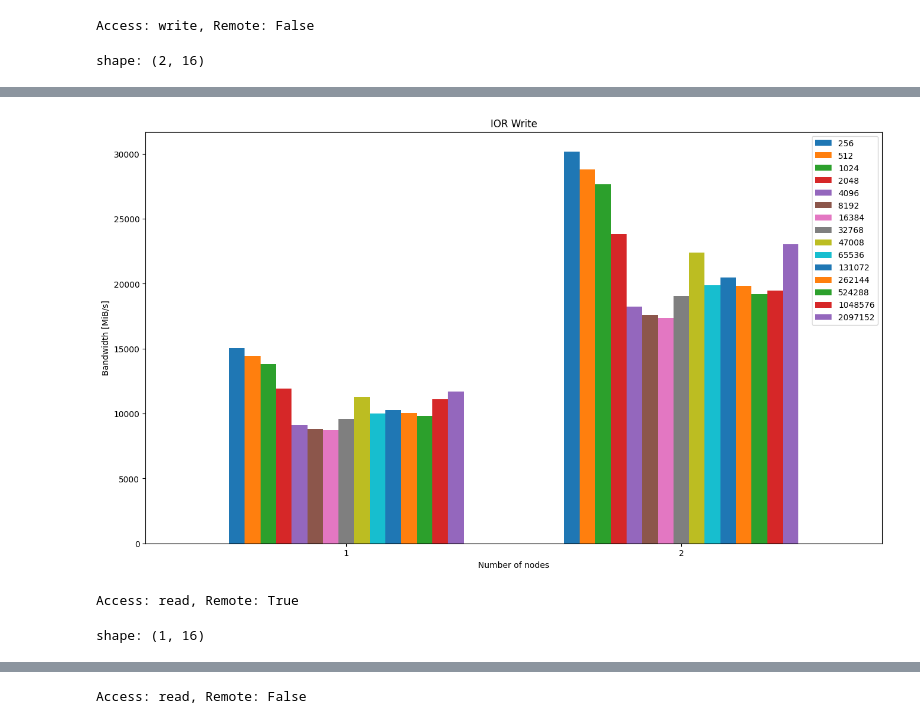
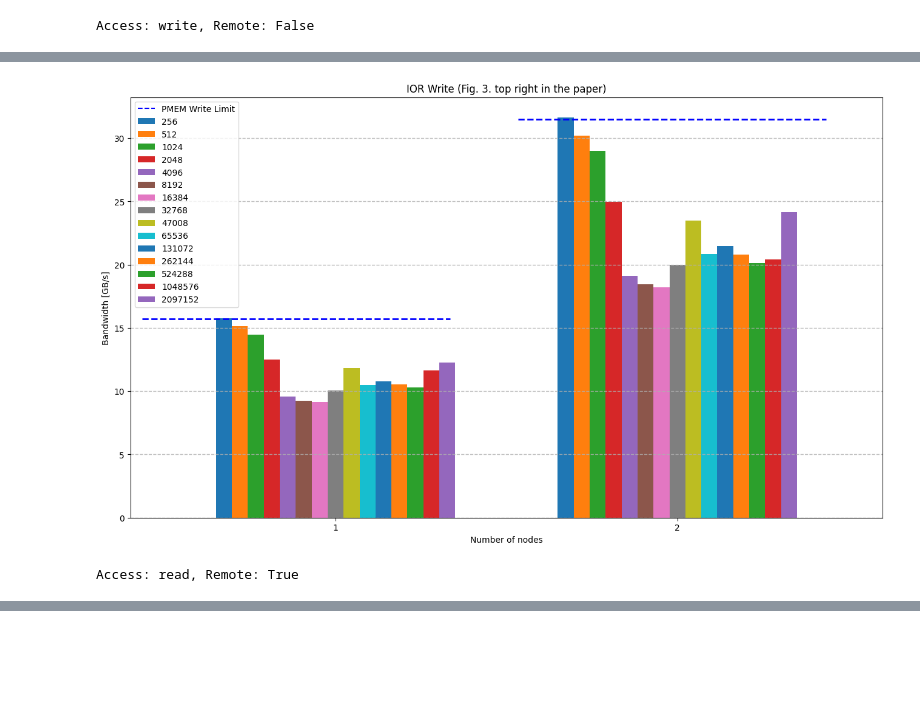
Before and after one commit to tsukuba-hpcs/peanuts-playground, a Jupyter notebook: src/ior.ipynb, the cells around one changed output, grey strips where cells are left out. Drawn from its saved outputs; the diff is of its cells as text; code cells hidden in the pictures; blank space fills up the shorter version.

```diff
--- a/src/ior.ipynb
+++ b/src/ior.ipynb
@@ -60,0 +61,18 @@ shape: (5, 119)
+# %%
+# constants from https://github.com/range3/pmembench/blob/4db7408da4a5a5767c93657cc03cd933f3fac61c/eval/plot/pmem2bench.ipynb
+PMEM_READ_LIMIT_PER_NODE = 46.949817 * 2**30 / 10**9
+PMEM_WRITE_LIMIT_PER_NODE = 14.658652 * 2**30 / 10**9
+NETWORK_LIMIT_PER_NODE = 100 / 8
+
+print(f"PMEM_READ_LIMIT_PER_NODE: {PMEM_READ_LIMIT_PER_NODE} GB/s")
+print(f"PMEM_WRITE_LIMIT_PER_NODE: {PMEM_WRITE_LIMIT_PER_NODE} GB/s")
+print(f"NETWORK_LIMIT_PER_NODE: {NETWORK_LIMIT_PER_NODE} GB/s")
+
+def network_limit(nnodes):
+    return nnodes * NETWORK_LIMIT_PER_NODE
+
+def pmem_read_limit(nnodes):
+    return nnodes * PMEM_READ_LIMIT_PER_NODE
+
+def pmem_write_limit(nnodes):
+    return nnodes * PMEM_WRITE_LIMIT_PER_NODE
@@ -69,14 +91,14 @@ groupby_columns=[
     "result_access",
 ]
 
-df_plot = (
+df = (
     df
     .with_columns(
         pl.col("summary_reorderTasks").cast(pl.Boolean),
     )
     .group_by(groupby_columns)
     .agg([
-        pl.mean("result_bwMiB").alias("result_bwMiB_mean"),
+        (pl.mean("result_bwMiB") * 2**20 / 10**9).alias("bwGB"),
     ])
 )
 
@@ -84,33 +106,53 @@ for access, remote in [("write", False), ("read", True), ("read", False)]:
     print(f"Access: {access}, Remote: {remote}")
     fig = plt.figure(figsize=(16, 9), dpi=100)
     fig.patch.set_alpha(1)
-    ax = (
-        df_plot
+    df_plot = (
+        df
         .filter((pl.col("result_access") == access) & (pl.col("summary_reorderTasks") == remote))
         .sort(["Options_nodes", "summary_transferSize"])
         .pipe(lambda df: df.filter(pl.col("Options_nodes") >= 2) if access == "read" and remote else df)
-        .pivot(values="result_bwMiB_mean", index="Options_nodes", columns="summary_transferSize")
-        .pipe(lambda df: (display(df), df)[-1])
+        .pivot(values="bwGB", index="Options_nodes", columns="summary_transferSize")
         .to_pandas()
         .set_index("Options_nodes")
-        .plot(
-            ax=fig.add_subplot(),
-            kind="bar",
-            xlabel="Number of nodes",
-            ylabel="Bandwidth [MiB/s]",
-            rot=0,
-            width=0.7,
-        )
+    )
+    display(df_plot)
+    ax = df_plot.plot(
+        ax=fig.add_subplot(),
+        kind="bar",
+        xlabel="Number of nodes",
+        ylabel="Bandwidth [GB/s]",
+        rot=0,
+        width=0.7,
     )
     title = ""
     if access == "write":
-        title = "Write"
+        title = "Write (Fig. 3. top right in the paper)"
     elif remote:
-        title = "Remote Read"
+        title = "Remote Read (Fig. 3. middle right in the paper)"
     else:
-        title ="Local Read"
+        title ="Local Read (Fig. 3. bottom right in the paper)"
+    ax.grid(which = "major", axis = "y", alpha = 0.8, linestyle = "--", linewidth = 1)
     ax.set_title(f"IOR {title}")
+
+    # plot limits
+    network_limits = [network_limit(nnodes) for nnodes in df_plot.index]
+    pmem_read_limits = [pmem_read_limit(nnodes) for nnodes in df_plot.index]
+    pmem_write_limits = [pmem_write_limit(nnodes) for nnodes in df_plot.index]
+    xticks = ax.get_xticks()
+    if access == 'write':
+        for xtick, limit in zip(xticks, pmem_write_limits):
+            ax.axhline(y=limit, xmin=(xtick+0.03)/len(xticks), xmax=(xtick + 0.85)/len(xticks), color='blue', linestyle='--', linewidth=2)
+        ax.plot([], [], linestyle="--", color="blue", label="PMEM Write Limit")
+    elif remote == False:
+        for xtick, limit in zip(xticks, pmem_read_limits):
+            ax.axhline(y=limit, xmin=(xtick+0.03)/len(xticks), xmax=(xtick + 0.85)/len(xticks), color='red', linestyle=':', linewidth=2)
+        ax.plot([], [], linestyle=":", color="red", label="PMEM Read Limit")
+    else:
+        for xtick, limit in zip(xticks, network_limits):
+            ax.axhline(y=limit, xmin=(xtick+0.03)/len(xticks), xmax=(xtick + 0.85)/len(xticks), color='green', linestyle='-.', linewidth=2)
+        ax.plot([], [], linestyle="-.", color="green", label="Network Limit")
+    ax.legend(title="")
+
     plt.show()
 # %% [output]
 Access: write, Remote: False
-shape: (2, 16)
@@ -121,3 +163,2 @@ shape: (2, 16)
-[figure, old version]
+[figure, new version]
-Access: read, Remote: True
-shape: (1, 16)
+Access: read, Remote: True
@@ -128 +168,0 @@ shape: (1, 16)
-Access: read, Remote: False
```
Also changed, not shown: parts of 3 cells of this notebook, 2 other files.
